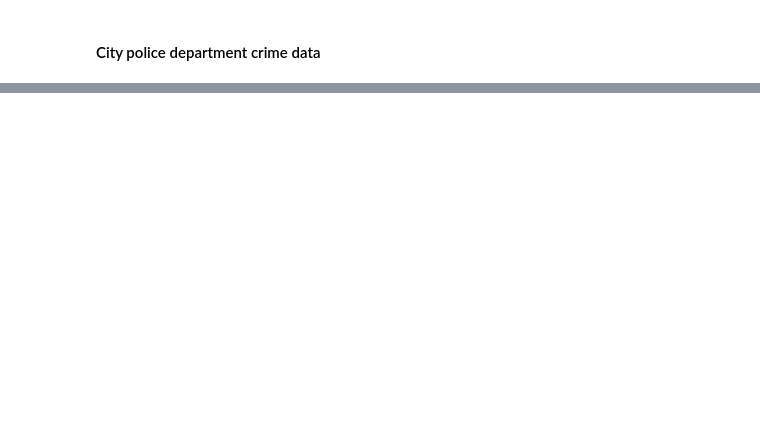
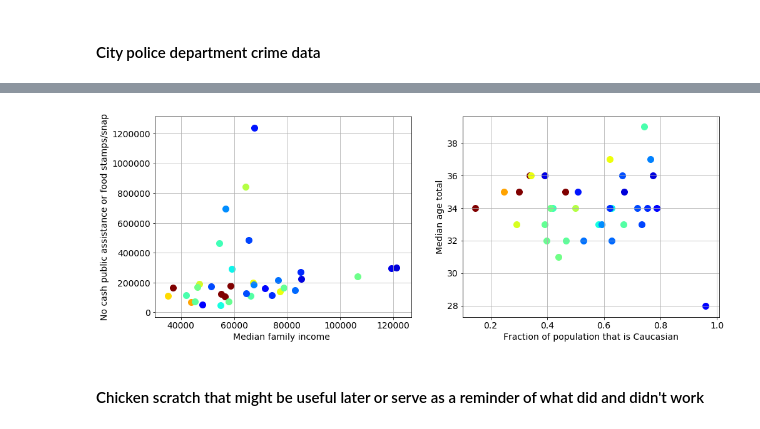
Before and after one commit to pkaercher/TheDataIncubatorProject, a Jupyter notebook: DataIncubatorProject.ipynb, the cells around one changed output, grey strips where cells are left out. Cells and saved outputs as stored; diff of their text form; code cells hidden in the pictures; blank space fills up the shorter version.

```diff
--- a/DataIncubatorProject.ipynb
+++ b/DataIncubatorProject.ipynb
@@ -537,0 +483,4 @@ group_names
+# %%
+all_data['city_color'] = all_data['city'].map(city_colors)
+all_data['mean_hom'] = all_data['city'].map(city_hom_ave)
+all_data
@@ -537,0 +530,54 @@ group_names
+# %%
+plt.rcParams.update({'font.size': 14})
+fig, ax = plt.subplots(figsize=(25,20))
+gs = gridspec.GridSpec(3,3)
+
+year = 2017
+all_data_year = all_data[(all_data['year']==year)&(all_data['city']!='New York')]
+
+def scatter_plot_variables(xx,yy):
+    plt.grid()
+    for city,color in zip(all_data_year['city'],all_data_year['city_color']):
+        df = all_data_year[all_data_year['city']==city]
+        plt.scatter(int(df[xx]), int(df[yy]), c=color, label=city,s=100)
+    plt.xlabel(my_variable_dict[xx])
+    plt.ylabel(my_variable_dict[yy])
+
+
+
+ax = subplot(gs[1,1])
+# scatter_plot_variables('B01002_001E','B17002_001E')
+scatter_plot_variables('B19113_001E','B19058_003E')
+
+ax = subplot(gs[1,2])
+plt.grid()
+xx1 = 'B02001_002E'
+xx2 = 'B01003_001E'
+yy = 'B01002_001E'
+for city,color in zip(all_data_year['city'],all_data_year['city_color']):
+    df = all_data_year[all_data_year['city']==city]
+    plt.scatter(int(df[xx1])/int(df[xx2]), int(df[yy]), c=color, label=city,s=100)
+plt.xlabel('Fraction of population that is Caucasian')
+plt.ylabel(my_variable_dict[yy])
+# scatter_plot_variables('B02001_002E','B01002_001E')
+
+# ax = subplot(gs[2,1])
+# scatter_plot_variables('B19001_002E','B19001_017E')
+
+# ax = subplot(gs[2,2])
+# scatter_plot_variables('B19058_002E','B19058_003E')
+
+# plt.yaxis.set_major_formatter(mpl.ticker.StrMethodFormatter('{x:,.0f}'))
+
+
+# fig, axes = plt.subplots(nrows=4, ncols=4)
+# fig.tight_layout()
+
+
+# plt.legend(loc='upper left')
+
+savefig("Variable_correlation_plots.png", dpi=400)
+# %% [output]
+[figure, added]
+# %% [markdown]
+#### Chicken scratch that might be useful later or serve as a reminder of what did and didn't work
```
Also changed, not shown: parts of 51 cells of this notebook.
